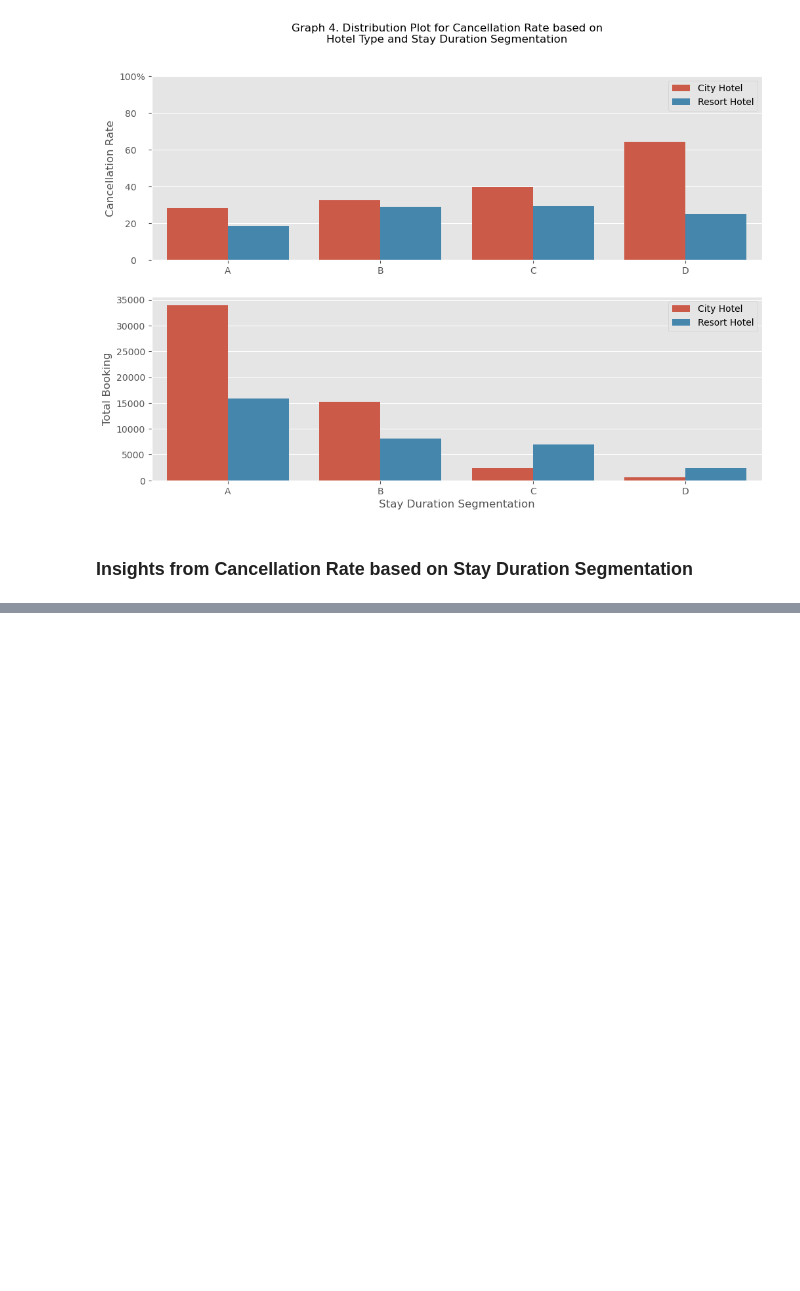
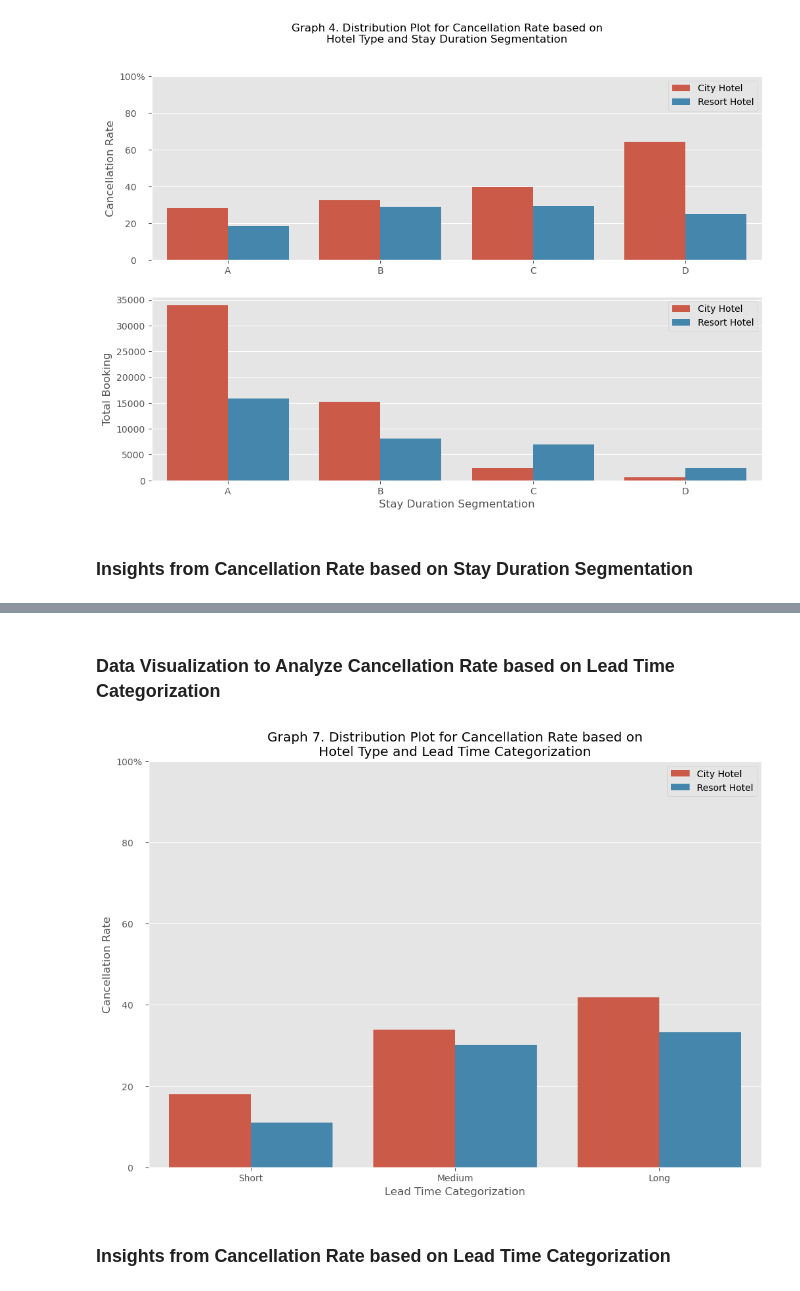
Before and after one commit to andreadeputra/MLPortfolio, a Jupyter notebook: Courses/RakaminMiniProject/2. Investigate Hotel Business using Data Visualization/Investigate Hotel Business using Data Visualization.ipynb, the cells around one changed output, grey strips where cells are left out. Saved outputs shown, nothing was run; the diff lists cells and outputs as text; code cells hidden in the pictures; blank space fills up the shorter version.

```diff
--- a/Courses/RakaminMiniProject/2. Investigate Hotel Business using Data Visualization/Investigate Hotel Business using Data Visualization.ipynb
+++ b/Courses/RakaminMiniProject/2. Investigate Hotel Business using Data Visualization/Investigate Hotel Business using Data Visualization.ipynb
@@ -608,0 +652,14 @@ Much like City Hotel, cancellation rate in Resort Hotel is still at the lowest o
+# %%
+df_lead = df.groupby(['hotel', 'lt_category', 'is_canceled'])[['hotel']].count().\
+    rename(columns={'hotel': 'total_booking'}).reset_index()
+
+df_lead = pd.pivot_table(df_lead,
+                         values='total_booking',
+                         index=['hotel', 'lt_category'],
+                         columns=['is_canceled']).\
+                         rename(columns={0: 'not_canceled', 1: 'canceled'}).\
+                         reset_index()
+
+df_lead['total_booking'] = df_lead.not_canceled + df_lead.canceled
+df_lead['cancel_rate'] = round(100 * df_lead.canceled / df_lead.total_booking, 2)
+df_lead
@@ -608,0 +674,17 @@ Much like City Hotel, cancellation rate in Resort Hotel is still at the lowest o
+# %% [markdown]
+### Data Visualization to Analyze Cancellation Rate based on Lead Time Categorization
+# %%
+plt.title('Graph 7. Distribution Plot for Cancellation Rate based on\nHotel Type and Lead Time Categorization')
+
+sns.barplot(x=df_lead.lt_category, y=df_lead.cancel_rate, hue=df_lead.hotel)
+plt.xlabel('Lead Time Categorization')
+plt.ylabel('Cancellation Rate')
+plt.ylim(0,100)
+plt.yticks(range(0, 101, 20), [f'{i}   ' for i in range(0, 100, 20)] + ['100%'])
+plt.legend(title='')
+
+plt.show()
+# %% [output]
+[figure, added]
+# %% [markdown]
+### Insights from Cancellation Rate based on Lead Time Categorization
```
Also changed, not shown: parts of 11 cells of this notebook, 3 other files.
